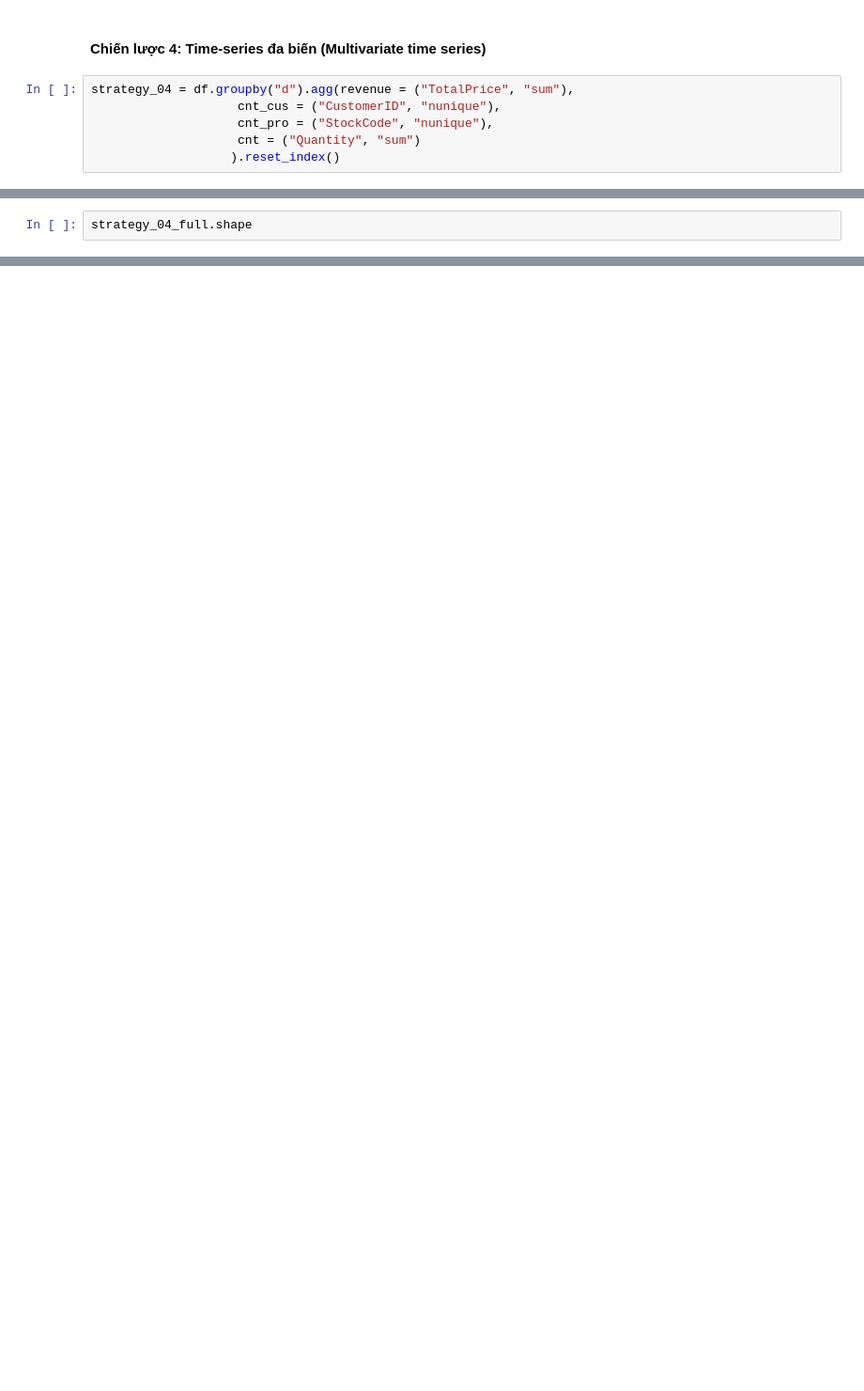
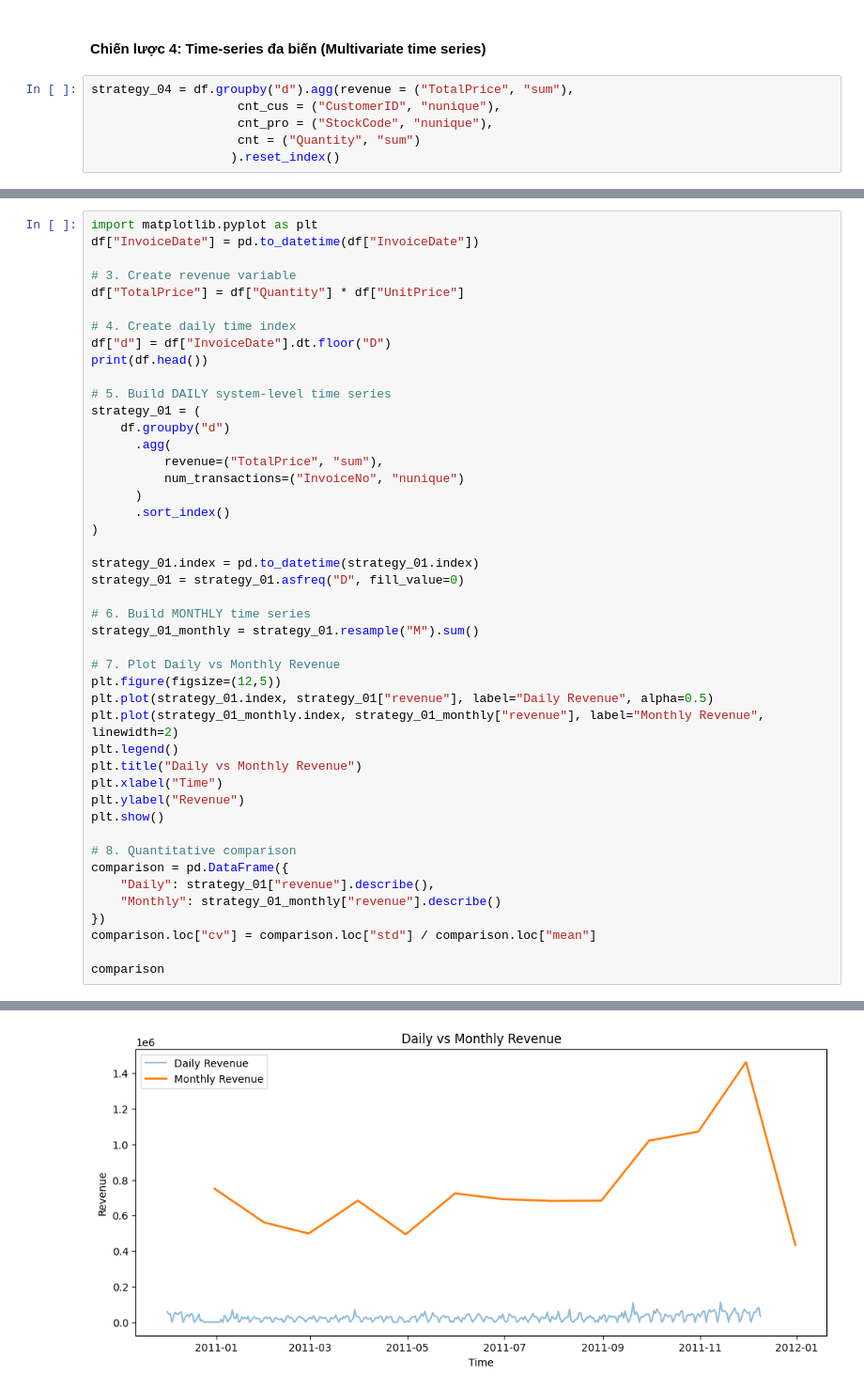
Before and after one commit to WindPham/24C12006_24C11060_DA_models, a Jupyter notebook: code/data_evaluation.ipynb, the cells around one changed output, grey strips where cells are left out. Shown at 94% size. Drawn from its saved outputs; the diff is of its cells as text; blank space fills up the shorter version.

```diff
--- a/code/data_evaluation.ipynb
+++ b/code/data_evaluation.ipynb
@@ -222,3 +116,46 @@ strategy_04_full.to_csv("../data/strategy_04.csv", index=False)
 # %%
-strategy_04_full.shape
+import matplotlib.pyplot as plt
+df["InvoiceDate"] = pd.to_datetime(df["InvoiceDate"])
+
+# 3. Create revenue variable
+df["TotalPrice"] = df["Quantity"] * df["UnitPrice"]
+
+# 4. Create daily time index
+df["d"] = df["InvoiceDate"].dt.floor("D")
+print(df.head())
+
+# 5. Build DAILY system-level time series
+strategy_01 = (
+    df.groupby("d")
+      .agg(
+          revenue=("TotalPrice", "sum"),
+          num_transactions=("InvoiceNo", "nunique")
+      )
+      .sort_index()
+)
+
+strategy_01.index = pd.to_datetime(strategy_01.index)
+strategy_01 = strategy_01.asfreq("D", fill_value=0)
+
+# 6. Build MONTHLY time series
+strategy_01_monthly = strategy_01.resample("M").sum()
+
+# 7. Plot Daily vs Monthly Revenue
+plt.figure(figsize=(12,5))
+plt.plot(strategy_01.index, strategy_01["revenue"], label="Daily Revenue", alpha=0.5)
+plt.plot(strategy_01_monthly.index, strategy_01_monthly["revenue"], label="Monthly Revenue", linewidth=2)
+plt.legend()
+plt.title("Daily vs Monthly Revenue")
+plt.xlabel("Time")
+plt.ylabel("Revenue")
+plt.show()
+
+# 8. Quantitative comparison
+comparison = pd.DataFrame({
+    "Daily": strategy_01["revenue"].describe(),
+    "Monthly": strategy_01_monthly["revenue"].describe()
+})
+comparison.loc["cv"] = comparison.loc["std"] / comparison.loc["mean"]
+
+comparison
 # %% [output]
@@ -225,0 +175 @@ strategy_04_full.shape
+[figure, added]
```
Also changed, not shown: parts of 13 cells of this notebook, 1 other file.
